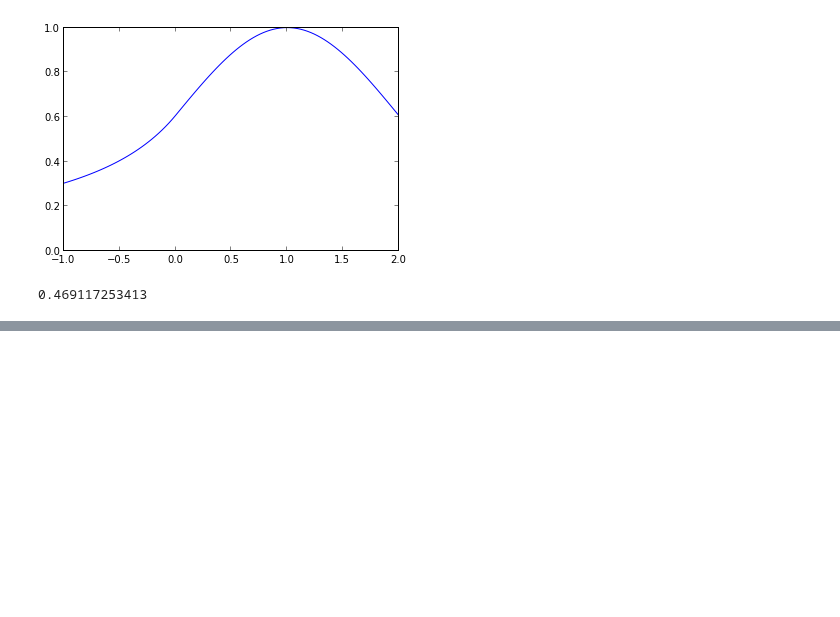
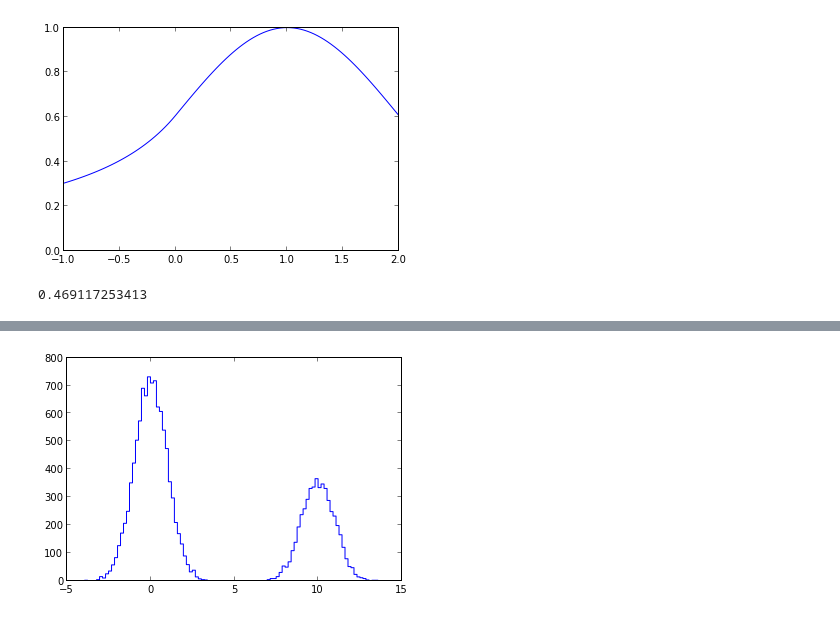
Before and after one commit to scikit-hep/probfit, a Jupyter notebook: tutorial.ipynb, the cells around one changed output, grey strips where cells are left out. Cells and saved outputs as stored; diff of their text form; code cells hidden in the pictures; blank space fills up the shorter version.

```diff
--- a/tutorial.ipynb
+++ b/tutorial.ipynb
@@ -129,0 +77,9 @@ m.
+# %%
+#lets try a function that builtin one is not availble
+#this is slow though you can speed this up by using cython but for most purpose this is fast "enough"
+peak1 = randn(10000)
+peak2 = randn(5000)+10
+twopeak = np.append(peak1,peak2)
+hist(twopeak,bins=100,histtype='step');
+# %% [output]
+[figure, added]
```
Also changed, not shown: parts of 51 cells of this notebook, 7 other files.
